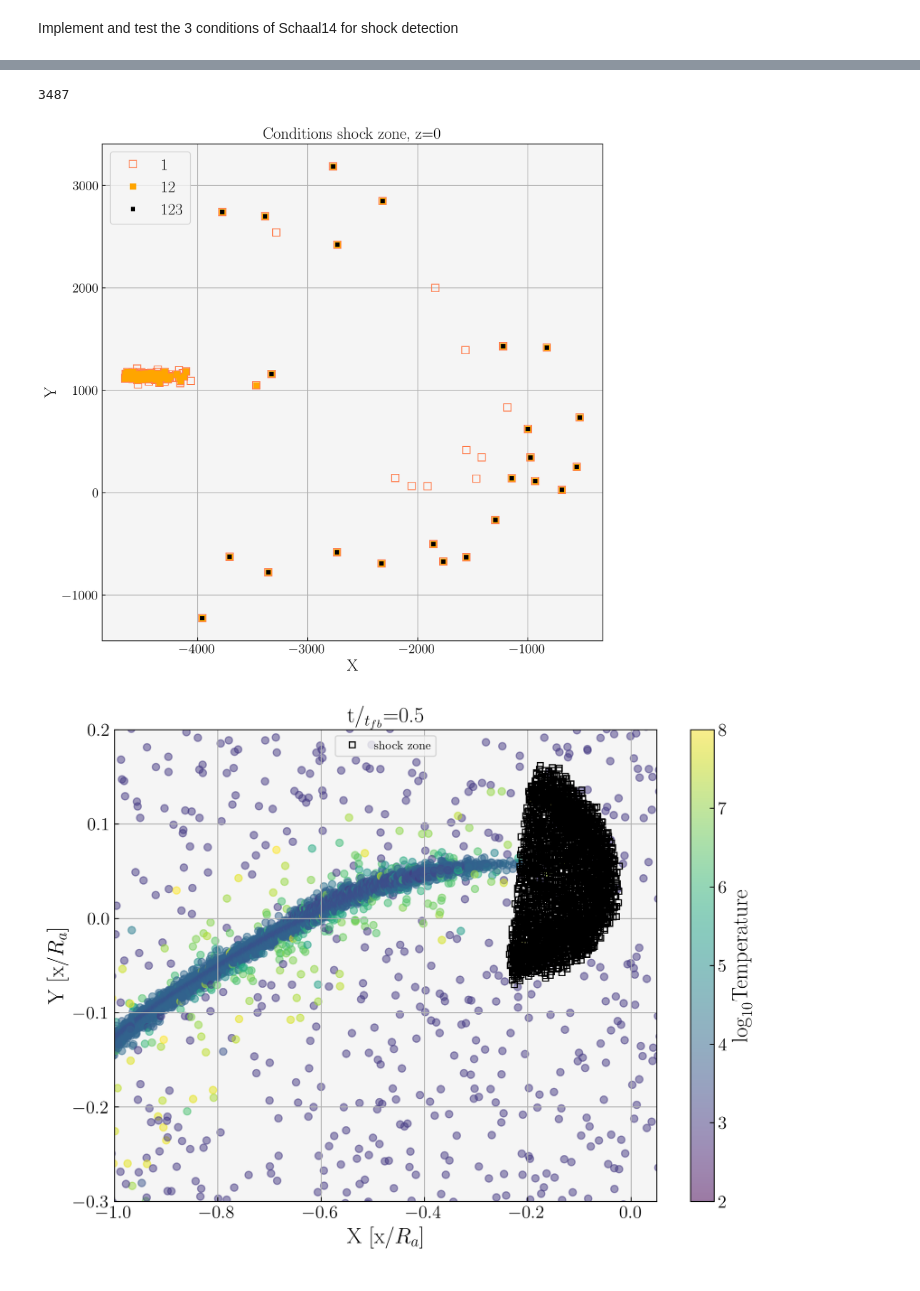
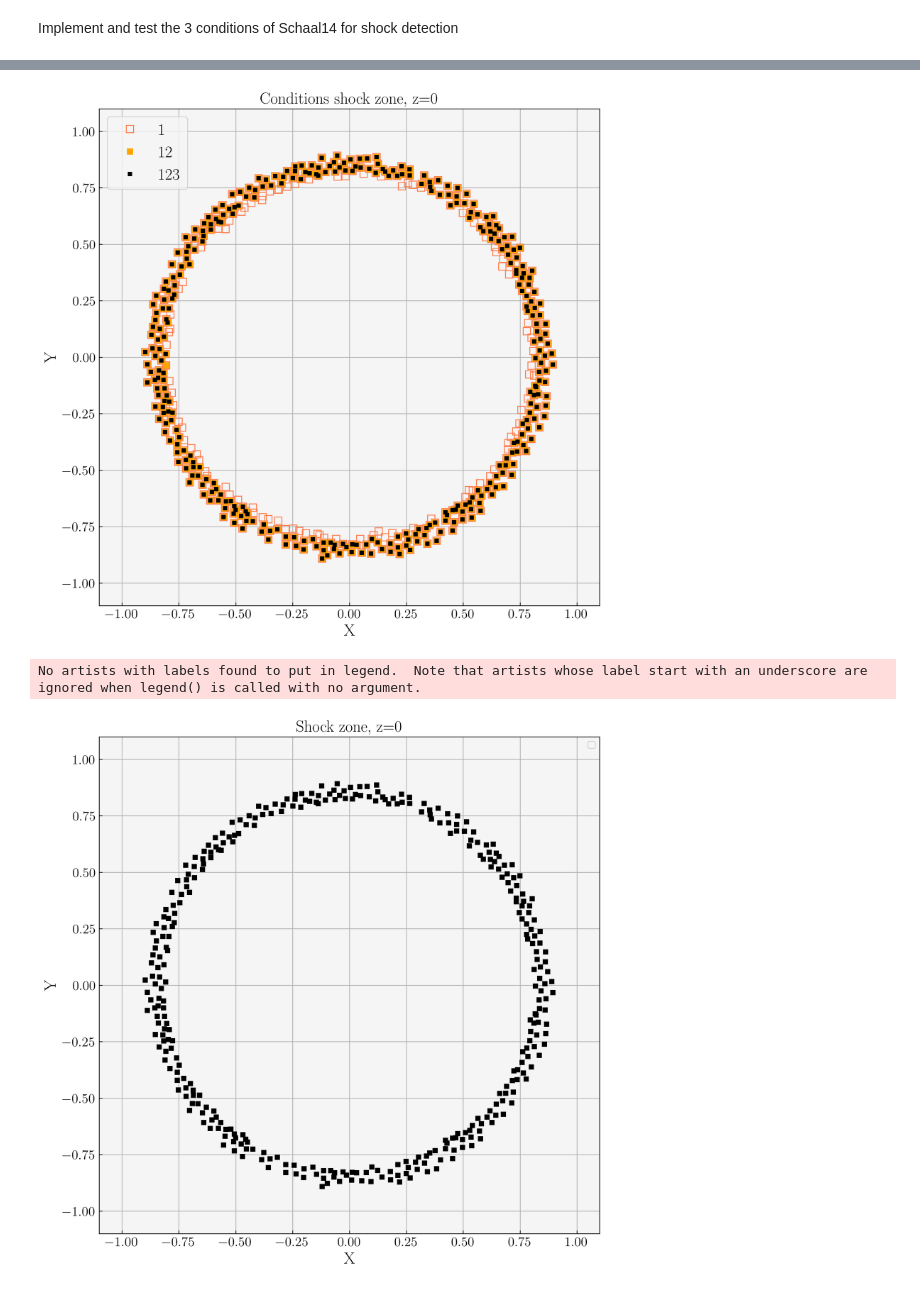
Before and after one commit to rich-tde/tde_wind, a Jupyter notebook: shock_zone.ipynb, the cells around one changed output, grey strips where cells are left out. Saved outputs shown, nothing was run; the diff lists cells and outputs as text; code cells hidden in the pictures.

Commit message:
move plot

```diff
--- a/shock_zone.ipynb
+++ b/shock_zone.ipynb
@@ -12,8 +12,8 @@ from Utilities.operators import make_tree, calc_grad, calc_div
 gamma = 5/3
 mach_min = 1.3
 save = True
-snap = '683'
-folder = 'TDE'
+snap = 'final'
+folder = 'sedov'
 path = f'{folder}/{snap}'
 # %%
 def temperature_bump(mach, gamma):
@@ -193,7 +195,7 @@ for i in range(len(X)):
     # print(i)
     point = np.array([X[i],Y[i],Z[i]])
 
-    if np.linalg.norm(point)>4800:
+    if np.linalg.norm(point)>0.9:
         masked += 1
         are_u_shock[i] = False
         continue
@@ -297,16 +299,12 @@ if save == True:
         pickle.dump(are_u_shock, filebool)
-# %%
-len(X_shock1)
-# %% [output]
-3487
 # %%
 # Plot 3 conditions (cross section)
 
 plt.figure(figsize=(10,10))
 if folder == 'sedov':
     lim0 = 0.02
-    plt.xlim(-1,1)
-    plt.ylim(-1,1)
+    plt.xlim(-1.1,1.1)
+    plt.ylim(-1.1,1.1)
 else:
     lim0 = 20
 plt.plot(X_shock1[np.abs(Z_shock1)<lim0], Y_shock1[np.abs(Z_shock1)<lim0], 'ks', c = 'k', markerfacecolor='none', ms=8, markeredgecolor='coral', label = '1')
@@ -318,43 +316,42 @@ plt.legend(loc = 'upper left', fontsize = 18)
 plt.grid()
 plt.title(r'Conditions shock zone, z=0', fontsize = 18)
 if folder == 'sedov':
-    plt.savefig(f'Figs/3shockzone_conditions_{snap}.png')
+    plt.savefig(f'Figs/{snap}/3shockzone_conditions_{snap}.png')
 plt.show()
 # %% [output]
-[figure, old version]
+[figure, new version]
 # %%
-if path == 'sedov':
+if folder == 'sedov':
     plt.figure(figsize=(10,10))
     plt.plot(X_shock[np.abs(Z_shock)<0.02], Y_shock[np.abs(Z_shock)<0.02], 'ks', c = 'k', markerfacecolor='k', ms=5, markeredgecolor='k')
     plt.xlabel('X', fontsize = 18)
     plt.ylabel('Y', fontsize = 18)
-    plt.legend()
     plt.grid()
     plt.title('Shock zone, z=0', fontsize = 18)
-    plt.xlim(-1,1)
-    plt.ylim(-1,1)
+    plt.xlim(-1.1,1.1)
+    plt.ylim(-1.1,1.1)
     if save == True:
-        plt.savefig(f'Figs/shockzone_{snap}.png')
+        plt.savefig(f'Figs/{snap}/shockzone_{snap}.png')
     plt.show()
 
 if folder == 'TDE':
     x = X_shock #data[0]
     y = Y_shock #data[1]
     plt.figure(figsize=(10,7))
     img = plt.scatter(X[::500]/20_000, Y[::500]/20_000, c = np.log10(Temp[::500]), alpha = 0.5, vmin = 2, vmax = 8)
     cbar = plt.colorbar(img)
     cbar.set_label(r'$\log_{10}$Temperature', fontsize = 18)
     plt.plot(x/20_000, y/20_000, 'ks',  markerfacecolor='none', ms=5, markeredgecolor='k', label = 'shock zone')
     plt.xlabel(r'X [x/$R_a$]', fontsize = 18)
     plt.ylabel(r'Y [x/$R_a$]', fontsize = 18)
     plt.ylim(-0.3, 0.2)
     plt.xlim(-1,0.05)
-    plt.legend()
     plt.grid()
     plt.title(r't/$_{t_{fb}}$=0.5', fontsize = 18)
     if save:
         plt.savefig(f'Figs/shockzone_{snap}.png')
     plt.show()
 # %% [output]
+No artists with labels found to put in legend.  Note that artists whose label start with an underscore are ignored when legend() is called with no argument.
-[figure, old version]
+[figure, new version]
 # %%
```
Also changed, not shown: parts of 5 cells of this notebook, 38 other files.
